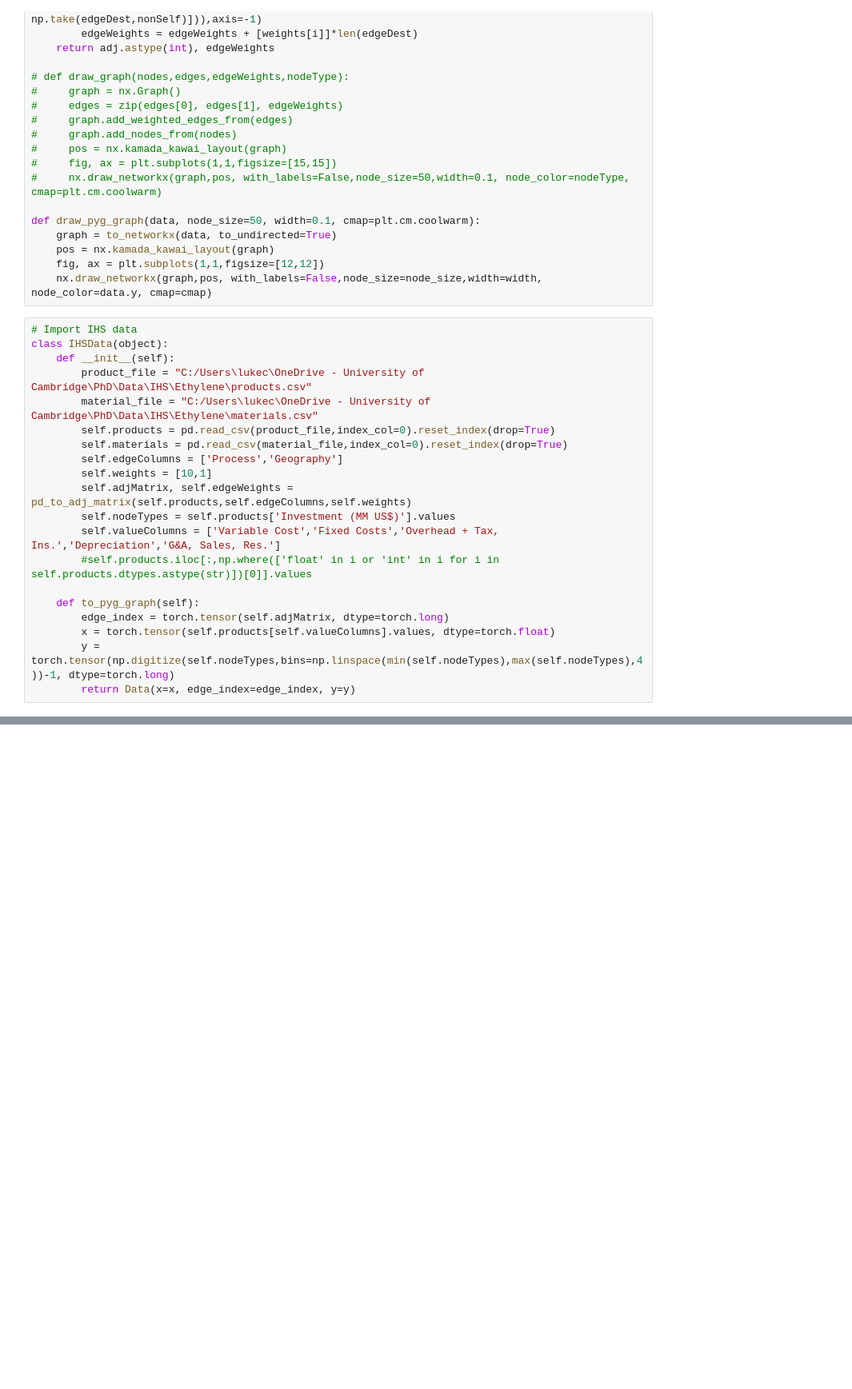
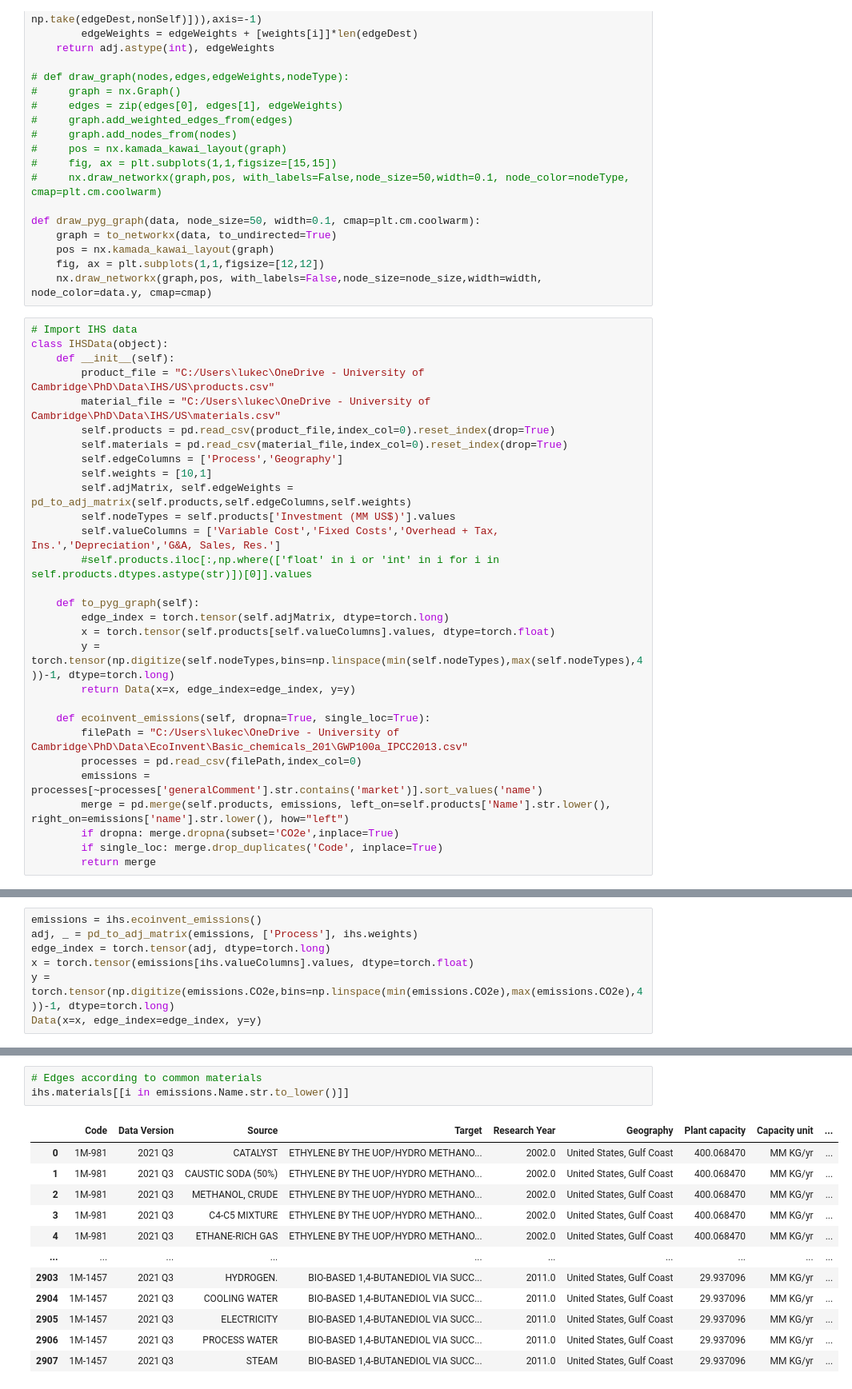
Before and after one commit to luke-scot/emissions-tracking, a Jupyter notebook: notebooks/graphs/IHS_graph.ipynb, the cells around one changed output, grey strips where cells are left out. Shown at 80% size. Saved outputs shown, nothing was run; the diff lists cells and outputs as text; blank space fills up the shorter version.

```diff
--- a/notebooks/graphs/IHS_graph.ipynb
+++ b/notebooks/graphs/IHS_graph.ipynb
@@ -47,8 +47,8 @@ def draw_pyg_graph(data, node_size=50, width=0.1, cmap=plt.cm.coolwarm):
 # Import IHS data
 class IHSData(object):
     def __init__(self):
-        product_file = "C:/Users\lukec\OneDrive - University of Cambridge\PhD\Data\IHS\Ethylene\products.csv"
-        material_file = "C:/Users\lukec\OneDrive - University of Cambridge\PhD\Data\IHS\Ethylene\materials.csv"
+        product_file = "C:/Users\lukec\OneDrive - University of Cambridge\PhD\Data\IHS/US\products.csv"
+        material_file = "C:/Users\lukec\OneDrive - University of Cambridge\PhD\Data\IHS/US\materials.csv"
         self.products = pd.read_csv(product_file,index_col=0).reset_index(drop=True)
         self.materials = pd.read_csv(material_file,index_col=0).reset_index(drop=True)
         self.edgeColumns = ['Process','Geography']
@@ -63,6 +63,15 @@ class IHSData(object):
         x = torch.tensor(self.products[self.valueColumns].values, dtype=torch.float)
         y = torch.tensor(np.digitize(self.nodeTypes,bins=np.linspace(min(self.nodeTypes),max(self.nodeTypes),4))-1, dtype=torch.long)
         return Data(x=x, edge_index=edge_index, y=y)
+
+    def ecoinvent_emissions(self, dropna=True, single_loc=True):
+        filePath = "C:/Users\lukec\OneDrive - University of Cambridge\PhD\Data\EcoInvent\Basic_chemicals_201\GWP100a_IPCC2013.csv"
+        processes = pd.read_csv(filePath,index_col=0)
+        emissions = processes[~processes['generalComment'].str.contains('market')].sort_values('name')
+        merge = pd.merge(self.products, emissions, left_on=self.products['Name'].str.lower(), right_on=emissions['name'].str.lower(), how="left")
+        if dropna: merge.dropna(subset='CO2e',inplace=True)
+        if single_loc: merge.drop_duplicates('Code', inplace=True)
+        return merge
 # %%
 # Instantiate graph
 ihs = IHSData()
@@ -74,0 +82,7 @@ draw_pyg_graph(graph)
+# %%
+emissions = ihs.ecoinvent_emissions()
+adj, _ = pd_to_adj_matrix(emissions, ['Process'], ihs.weights)
+edge_index = torch.tensor(adj, dtype=torch.long)
+x = torch.tensor(emissions[ihs.valueColumns].values, dtype=torch.float)
+y = torch.tensor(np.digitize(emissions.CO2e,bins=np.linspace(min(emissions.CO2e),max(emissions.CO2e),4))-1, dtype=torch.long)
+Data(x=x, edge_index=edge_index, y=y)
@@ -74,0 +91,16 @@ draw_pyg_graph(graph)
+# %%
+# Edges according to common materials
+ihs.materials[[i in emissions.Name.str.to_lower()]]
+# %% [output]
+|  | Code | Data Version | Source | Target | Research Year | Geography | Plant capacity | Capacity unit | ... |
+| 0 | 1M-981 | 2021 Q3 | CATALYST | ETHYLENE BY THE UOP/HYDRO METHANO... | 2002.0 | United States, Gulf Coast | 400.068470 | MM KG/yr | ... |
+| 1 | 1M-981 | 2021 Q3 | CAUSTIC SODA (50%) | ETHYLENE BY THE UOP/HYDRO METHANO... | 2002.0 | United States, Gulf Coast | 400.068470 | MM KG/yr | ... |
+| 2 | 1M-981 | 2021 Q3 | METHANOL, CRUDE | ETHYLENE BY THE UOP/HYDRO METHANO... | 2002.0 | United States, Gulf Coast | 400.068470 | MM KG/yr | ... |
+| 3 | 1M-981 | 2021 Q3 | C4-C5 MIXTURE | ETHYLENE BY THE UOP/HYDRO METHANO... | 2002.0 | United States, Gulf Coast | 400.068470 | MM KG/yr | ... |
+| 4 | 1M-981 | 2021 Q3 | ETHANE-RICH GAS | ETHYLENE BY THE UOP/HYDRO METHANO... | 2002.0 | United States, Gulf Coast | 400.068470 | MM KG/yr | ... |
+| ... | ... | ... | ... | ... | ... | ... | ... | ... | ... |
+| 2903 | 1M-1457 | 2021 Q3 | HYDROGEN. | BIO-BASED 1,4-BUTANEDIOL VIA SUCC... | 2011.0 | United States, Gulf Coast | 29.937096 | MM KG/yr | ... |
+| 2904 | 1M-1457 | 2021 Q3 | COOLING WATER | BIO-BASED 1,4-BUTANEDIOL VIA SUCC... | 2011.0 | United States, Gulf Coast | 29.937096 | MM KG/yr | ... |
+| 2905 | 1M-1457 | 2021 Q3 | ELECTRICITY | BIO-BASED 1,4-BUTANEDIOL VIA SUCC... | 2011.0 | United States, Gulf Coast | 29.937096 | MM KG/yr | ... |
+| 2906 | 1M-1457 | 2021 Q3 | PROCESS WATER | BIO-BASED 1,4-BUTANEDIOL VIA SUCC... | 2011.0 | United States, Gulf Coast | 29.937096 | MM KG/yr | ... |
+| 2907 | 1M-1457 | 2021 Q3 | STEAM | BIO-BASED 1,4-BUTANEDIOL VIA SUCC... | 2011.0 | United States, Gulf Coast | 29.937096 | MM KG/yr | ... |
```
Also changed, not shown: parts of 3 cells of this notebook, 1 other file.
